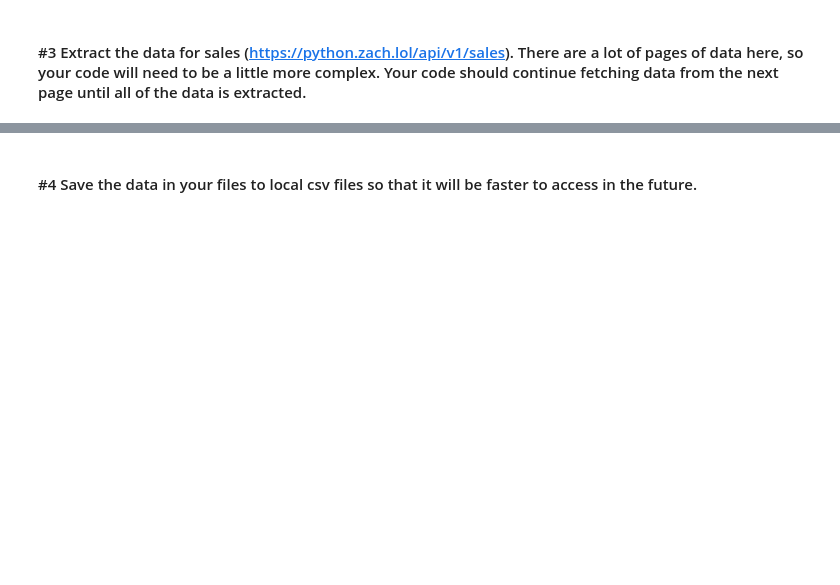
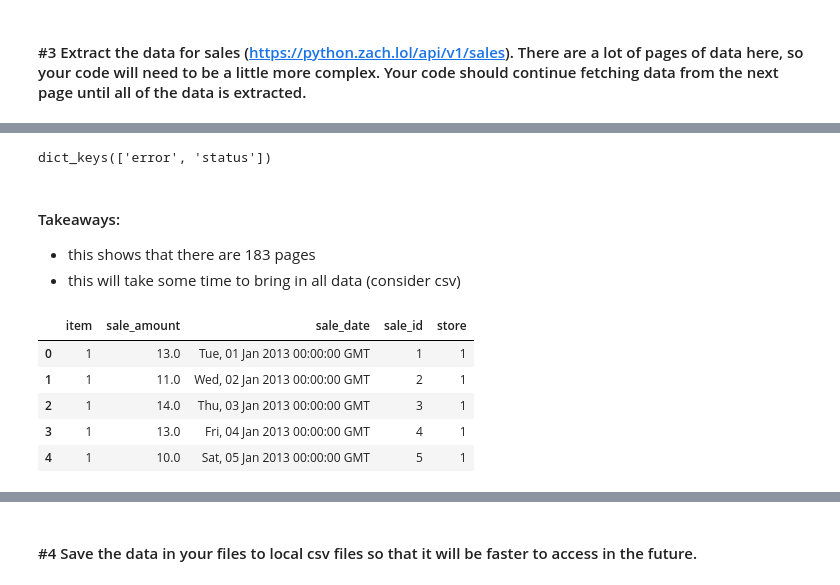
Before and after one commit to natasharivers/time-series-exercises, a Jupyter notebook: Acquire Exercises.ipynb, the cells around one changed output, grey strips where cells are left out. Cells and saved outputs as stored; diff of their text form; code cells hidden in the pictures; blank space fills up the shorter version.

```diff
--- a/Acquire Exercises.ipynb
+++ b/Acquire Exercises.ipynb
@@ -32,0 +210,43 @@ ___________________
+# %%
+# look into the /documentation endpoint
+sales_response = requests.get(sales_url + '/documentation')
+
+# response.json().keys()
+sales_response.json().keys()
+# %% [output]
+dict_keys(['error', 'status'])
+# %% [markdown]
+#### Takeaways:
+- this shows that there are 183 pages
+- this will take some time to bring in all data (consider csv)
+# %%
+#create an empty list
+sales_list = []
+
+#create response
+response = requests.get('https://python.zach.lol/api/v1/sales')
+data = response.json()
+
+#create an n with max page from the payload
+n = data['payload']['max_page']
+
+#for i in range with n being first page
+#if n is 3, will show pages 1,2,3
+for i in range(1,n+1):
+    url = 'https://python.zach.lol/api/v1/sales?page='+str(i)
+    response = requests.get(url)
+    data = response.json()
+    page_sales = data['payload']['sales']
+    sales_list += page_sales
+
+#turn that list into a dataframe
+sales = pd.DataFrame(sales_list)
+# %%
+sales.head()
+# %% [output]
+|  | item | sale_amount | sale_date | sale_id | store |
+| 0 | 1 | 13.0 | Tue, 01 Jan 2013 00:00:00 GMT | 1 | 1 |
+| 1 | 1 | 11.0 | Wed, 02 Jan 2013 00:00:00 GMT | 2 | 1 |
+| 2 | 1 | 14.0 | Thu, 03 Jan 2013 00:00:00 GMT | 3 | 1 |
+| 3 | 1 | 13.0 | Fri, 04 Jan 2013 00:00:00 GMT | 4 | 1 |
+| 4 | 1 | 10.0 | Sat, 05 Jan 2013 00:00:00 GMT | 5 | 1 |
```
Also changed, not shown: parts of 31 cells of this notebook.
